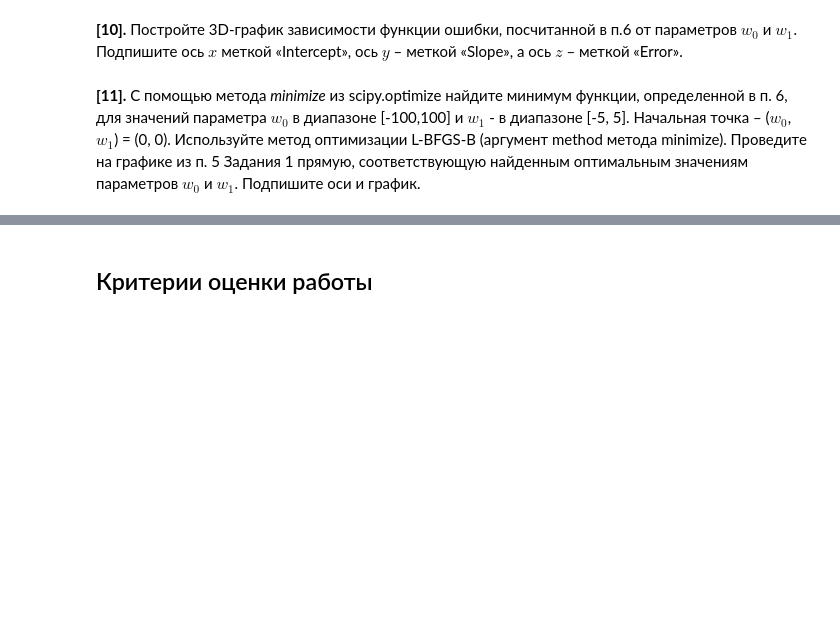
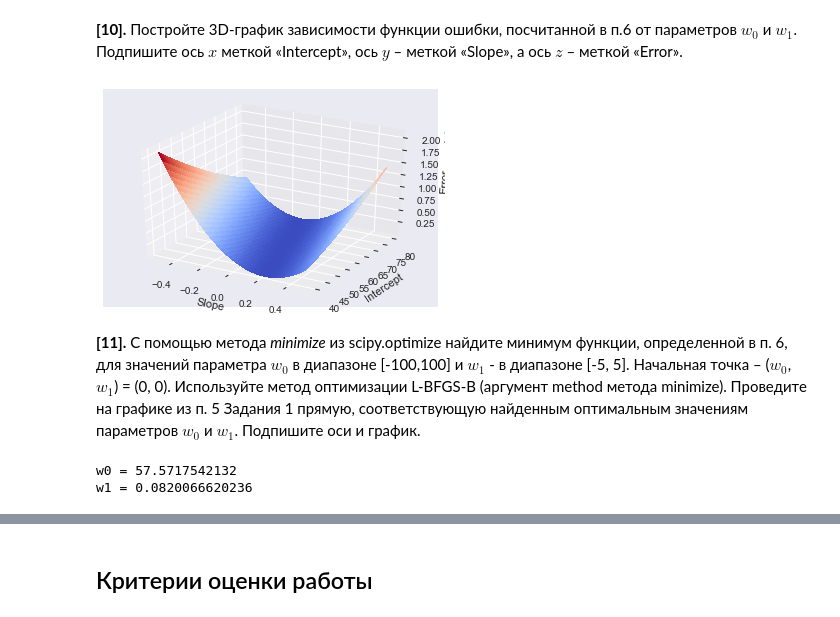
Before and after one commit to adrianoff/ml_coursera, a Jupyter notebook: curs2/week1/peer_review_linreg_height_weight.ipynb, the cells around one changed output, grey strips where cells are left out. Saved outputs shown, nothing was run; the diff lists cells and outputs as text; code cells hidden in the pictures; blank space fills up the shorter version.

```diff
--- a/curs2/week1/peer_review_linreg_height_weight.ipynb
+++ b/curs2/week1/peer_review_linreg_height_weight.ipynb
@@ -179,2 +215,20 @@ plt.show()
+# %%
+step = 40
+w0 = np.linspace(40, 80, step)
+w1 = np.linspace(-0.5, 0.5, step)
+xs, ys = np.meshgrid(w1, w0)
+zs = np.zeros((len(w0), len(w1)))
+for i in range(len(w0)):
+    for j in range(len(w1)):
+        zs[i, j] = f_err(w0[i], w1[j])
+fig = plt.figure()
+ax = fig.gca(projection='3d')
+surf = ax.plot_surface(xs, ys, zs, rstride=1, cstride=1, linewidth=0, cmap=cm.coolwarm, antialiased=False)
+ax.set_ylabel('Intercept')
+ax.set_xlabel('Slope')
+ax.set_zlabel('Error')
+plt.show()
+# %% [output]
+[figure, added]
 # %% [markdown]
 **[11].** С помощью метода *minimize* из scipy.optimize найдите минимум функции, определенной в п. 6, для значений параметра $w_0$ в диапазоне [-100,100] и $w_1$ - в диапазоне [-5, 5]. Начальная точка – ($w_0$, $w_1$) = (0, 0). Используйте метод оптимизации L-BFGS-B (аргумент method метода minimize). Проведите на графике из п. 5 Задания 1 прямую, соответствующую найденным оптимальным значениям параметров $w_0$ и $w_1$. Подпишите оси и график.
@@ -184,0 +235,8 @@ plt.show()
+# %%
+from scipy.optimize import minimize
+v_err = lambda v: f_err(v[0], v[1])
+w_m = minimize(v_err, [0,0], method='L-BFGS-B', bounds=[(-100,100),(-5,5)]).x
+print "w0 = %s\nw1 = %s" % (w_m[0], w_m[1])
+# %% [output]
+w0 = 57.5717542132
+w1 = 0.0820066620236
```
Also changed, not shown: parts of 16 cells of this notebook, 12 other files.
